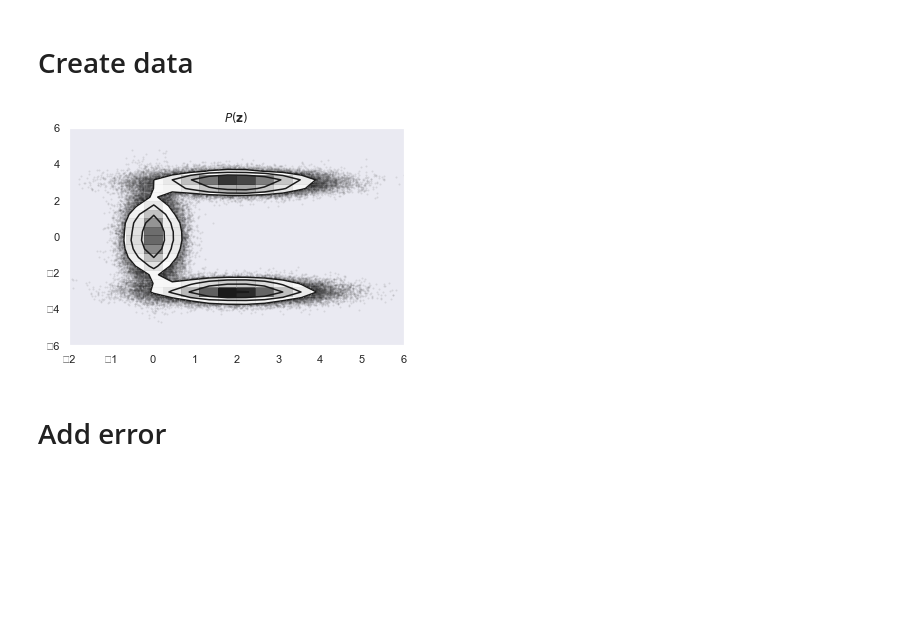
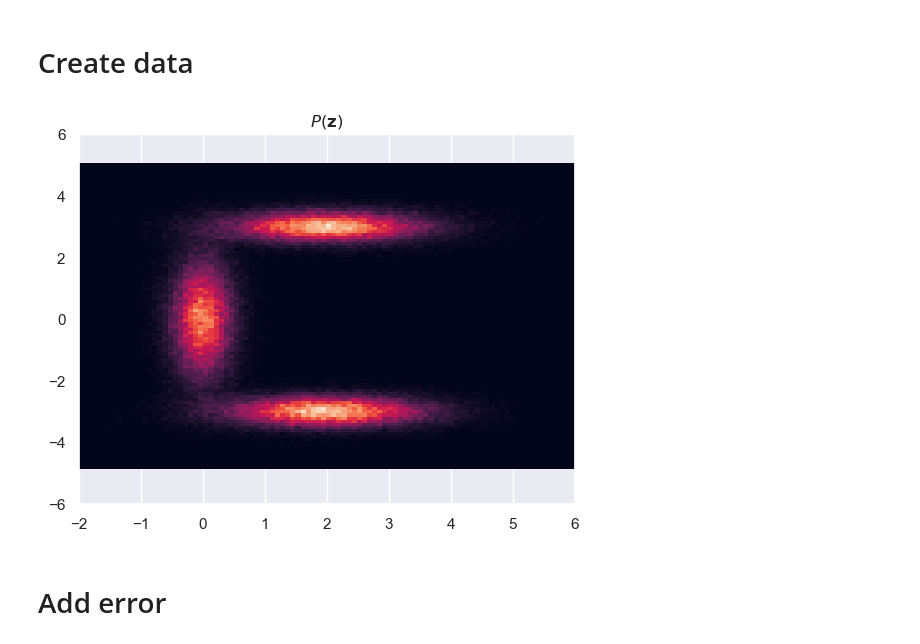
Before and after one commit to jjanborowka/density-deconvolution-astro, a Jupyter notebook: notebooks/svi_compare.ipynb, the cells around one changed output. Drawn from its saved outputs; the diff is of its cells as text; code cells hidden in the pictures; blank space fills up the shorter version.

```diff
--- a/notebooks/svi_compare.ipynb
+++ b/notebooks/svi_compare.ipynb
@@ -43,19 +43,19 @@ Z = torch.distributions.MultivariateNormal(loc=means, covariance_matrix=covars).
 # %%
 idx = torch.randperm(Z.shape[0])
 Z = Z[idx]
 Z_train = Z[:Z.shape[0] // 2]
 Z_test = Z[Z.shape[0] // 2:]
 
 x_lim = (-2, 6)
 y_lim = (-6, 6)
 
 fig, ax = plt.subplots()
-corner.hist2d(Z_train[:, 0].numpy(), Z_train[:, 1].numpy(), ax=ax)
+plt.hist2d(Z_train[:, 0].numpy(), Z_train[:, 1].numpy(), bins=100) #, ax=ax)
 ax.set_xlim(x_lim)
 ax.set_ylim(y_lim)
 ax.set_title(r'$P(\mathbf{z})$');
 # %% [output]
-[figure, old version]
+[figure, new version]
 # %% [markdown]
 # Add error
 # %%
```
Also changed, not shown: parts of 11 cells of this notebook, 1 other file.
